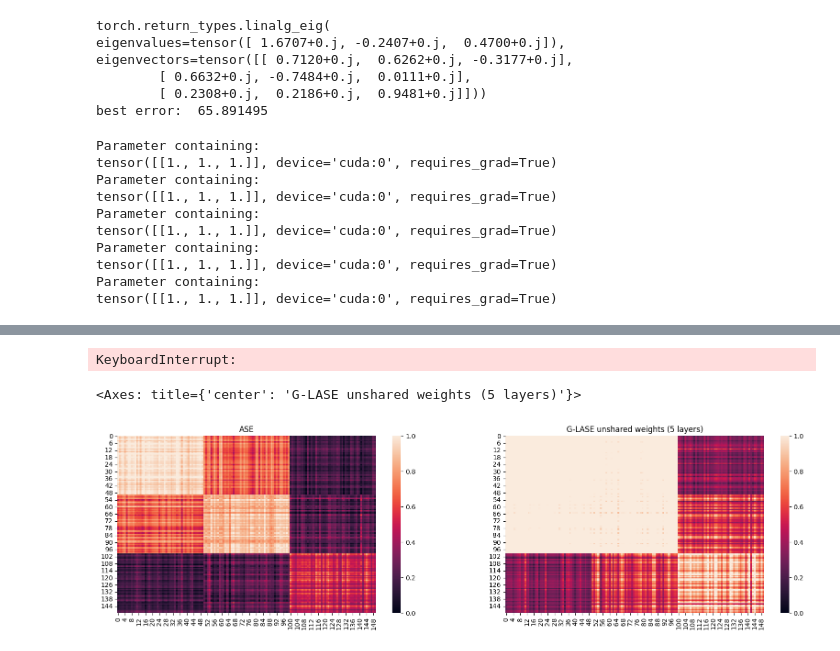
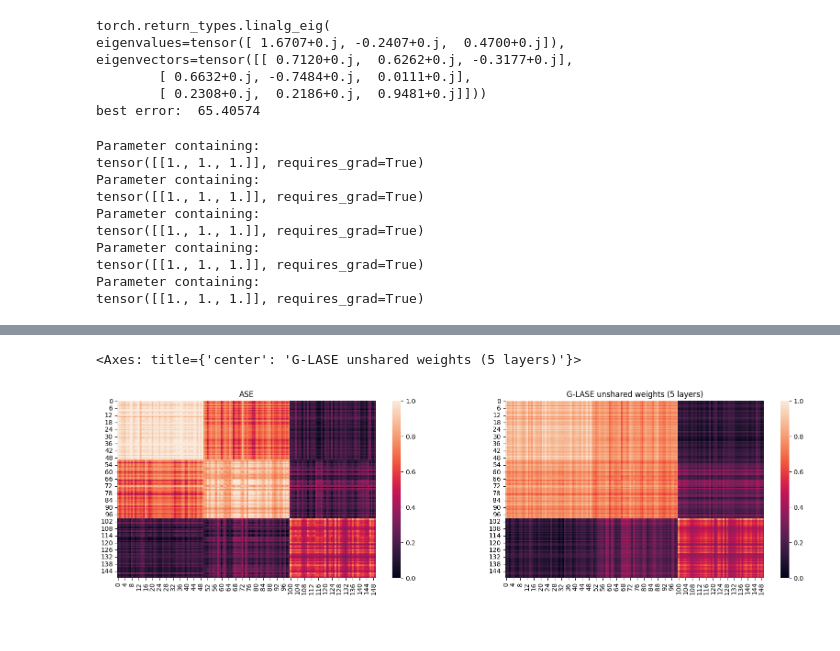
Before and after one commit to sofiperez91/LASE_old, a Jupyter notebook: notebooks/GRDPG_tests.ipynb, the cells around one changed output, grey strips where cells are left out. Drawn from its saved outputs; the diff is of its cells as text; code cells hidden in the pictures.

Commit message:
GRDPG tests

```diff
--- a/notebooks/GRDPG_tests.ipynb
+++ b/notebooks/GRDPG_tests.ipynb
@@ -6,8 +6,8 @@ import torch
 import numpy as np
 import torch_geometric as pyg
 from torch_geometric.utils import stochastic_blockmodel_graph, to_dense_adj, erdos_renyi_graph
-from models.GRDPG_GD_Unroll_unshared_normalized import GD_Unroll
-from models.bigbird_attention import big_bird_attention
+# from models.GRDPG_GD_Unroll_unshared_normalized import GD_Unroll
+# from models.bigbird_attention import big_bird_attention
 from models.early_stopper import EarlyStopper
 from graspologic.embed import AdjacencySpectralEmbed
 from torch_geometric.data import Data
@@ -17,8 +17,8 @@ from tqdm import tqdm
 
 num_nodes = 150
 d = 3
-device = 'cuda'
-epochs = 10000
+device = 'cpu'
+epochs = 30000
 lr=1e-3
 gd_steps = 5
 MODEL_FILE='../saved_models/glase_unshared_d3_normalized_fullATT.pt'
@@ -50,7 +50,7 @@ eigenvalues=tensor([ 1.6707+0.j, -0.2407+0.j,  0.4700+0.j]),
 eigenvectors=tensor([[ 0.7120+0.j,  0.6262+0.j, -0.3177+0.j],
         [ 0.6632+0.j, -0.7484+0.j,  0.0111+0.j],
         [ 0.2308+0.j,  0.2186+0.j,  0.9481+0.j]]))
-best error:  65.891495
+best error:  65.40574
 # %%
 import torch.nn as nn
 from torch_geometric.nn import TAGConv, Sequential
@@ -84,7 +84,7 @@ class GD_Unroll(nn.Module):
     def forward(self, input, edge_index, edge_index_2):
         x = input
         for step in range(self.gd_steps):
-            self.gd[step].gat.W_3 = self.gd[0].gat.W_3
+            self.gd[step].gat.W_3.data = torch.sign(self.gd[0].gat.W_3.data)
         x = self.gd(x, edge_index, edge_index_2)
 
         return x
@@ -112,15 +112,15 @@ for step in range(gd_steps):
     print(model.gd[step].gat.W_3)
 # %% [output]
 Parameter containing:
-tensor([[1., 1., 1.]], device='cuda:0', requires_grad=True)
+tensor([[1., 1., 1.]], requires_grad=True)
 Parameter containing:
-tensor([[1., 1., 1.]], device='cuda:0', requires_grad=True)
+tensor([[1., 1., 1.]], requires_grad=True)
 Parameter containing:
-tensor([[1., 1., 1.]], device='cuda:0', requires_grad=True)
+tensor([[1., 1., 1.]], requires_grad=True)
 Parameter containing:
-tensor([[1., 1., 1.]], device='cuda:0', requires_grad=True)
+tensor([[1., 1., 1.]], requires_grad=True)
 Parameter containing:
-tensor([[1., 1., 1.]], device='cuda:0', requires_grad=True)
+tensor([[1., 1., 1.]], requires_grad=True)
 # %%
 optimizer = torch.optim.Adam(model.parameters(), lr=lr)
 
@@ -131,12 +131,28 @@ for epoch in range(epochs):
     optimizer.zero_grad()
     out = model(x, edge_index, edge_index_2)
     I_pq = torch.Tensor(gd_steps, d, d).to(device)
-    for step in range(gd_steps):
-        I_pq[step]=(torch.diag(model.gd[step].gat.W_3.data[0]).to('cpu'))
-    loss = torch.norm((out@torch.sign(I_pq.mean(0))@out.T - to_dense_adj(edge_index).squeeze(0)))
+    # for step in range(gd_steps):
+    #     I_pq[step]=(torch.diag(model.gd[step].gat.W_3.data[0]).to('cpu'))
+    I_pq = torch.diag(model.gd[0].gat.W_3[0])
+    loss = torch.norm((out@I_pq@out.T - to_dense_adj(edge_index).squeeze(0)))
     loss.backward()
     optimizer.step()
 
-    if epoch % 500 == 0:
+    if epoch % 1000 == 0:
         print(f'Train Loss: {loss}')
+
+
+
+import matplotlib.pyplot as plt
+import seaborn as sns
+
+x_glase = out.detach()
+x_glase = x_glase.to('cpu')
+Q = I_pq.detach().to('cpu')
+
+fig, axes = plt.subplots(1, 2, figsize =(20,5))
+axes[0].set_title('ASE')
+sns.heatmap(Xhats@Xhats.T, ax=axes[0], vmin=0.0, vmax=1.0, cbar=True)
+axes[1].set_title(f'G-LASE unshared weights ({gd_steps} layers)')
+sns.heatmap(x_glase@Q@x_glase.T, ax=axes[1], vmin=0.0, vmax=1.0, cbar=True)
 # %% [output]
@@ -144,17 +176,2 @@ Train Loss: 102.86705017089844
-KeyboardInterrupt:
+<Axes: title={'center': 'G-LASE unshared weights (5 layers)'}>
+[figure, added]
-# %%
-import matplotlib.pyplot as plt
-import seaborn as sns
-
-x_glase = out.detach()
-x_glase = x_glase.to('cpu')
-Q = I_pq.mean(0).to('cpu')
-
-fig, axes = plt.subplots(1, 2, figsize =(20,5))
-axes[0].set_title('ASE')
-sns.heatmap(Xhats@Xhats.T, ax=axes[0], vmin=0.0, vmax=1.0, cbar=True)
-axes[1].set_title(f'G-LASE unshared weights ({gd_steps} layers)')
-sns.heatmap(x_glase@Q@x_glase.T, ax=axes[1], vmin=0.0, vmax=1.0, cbar=True)
-# %% [output]
-<Axes: title={'center': 'G-LASE unshared weights (5 layers)'}>
-[figure, removed]
```
Also changed, not shown: parts of 1 cell of this notebook.
